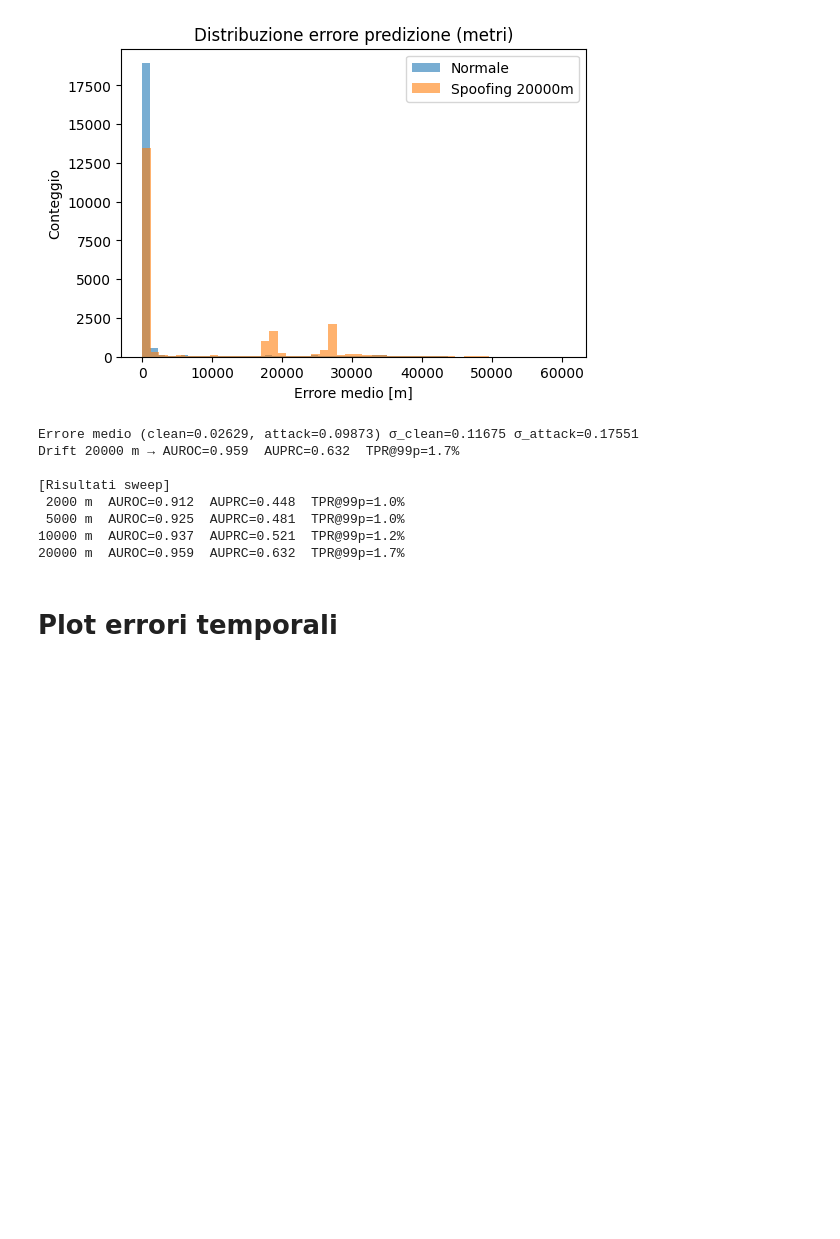
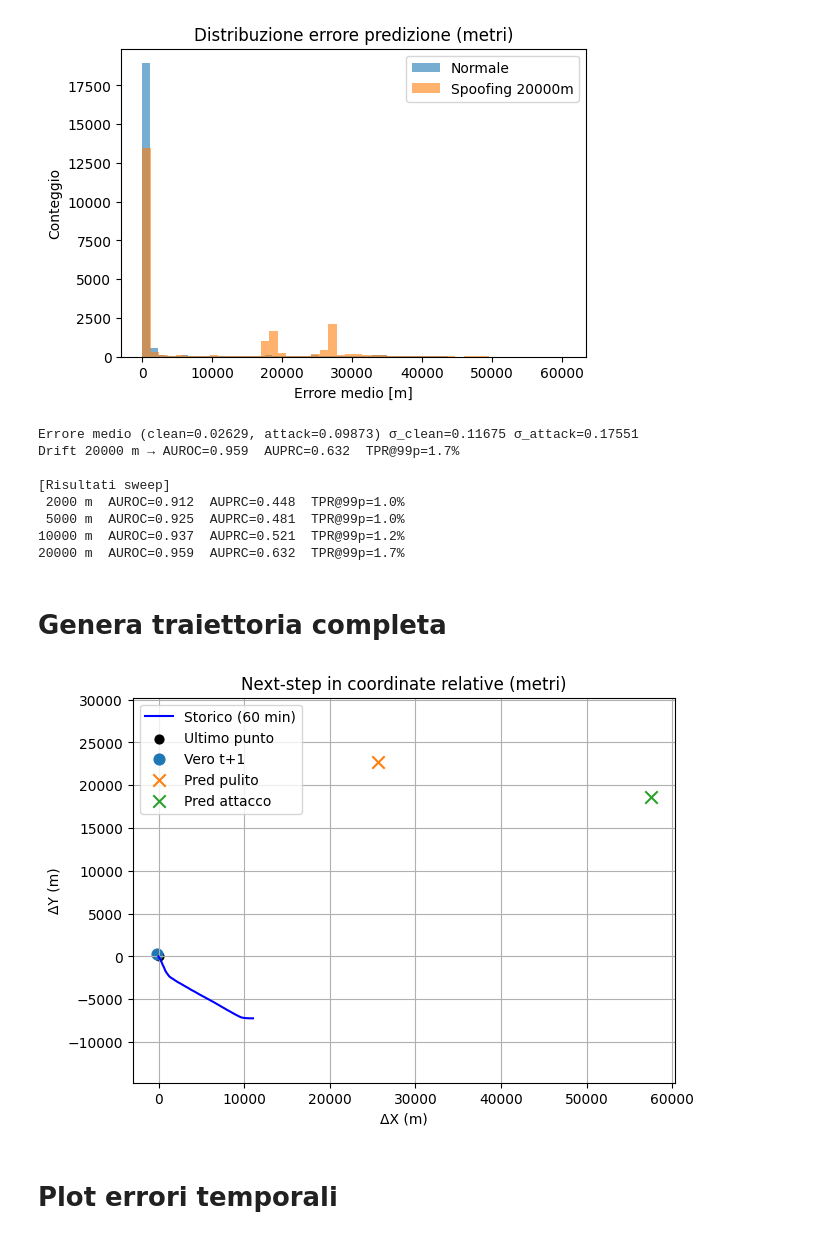
Before and after one commit to matteraggi/maritimeAIS, a Jupyter notebook: TrainingAIS.ipynb, the cells around one changed output. Drawn from its saved outputs; the diff is of its cells as text; code cells hidden in the pictures; blank space fills up the shorter version.

Commit message:
feat: miglioramento codice + file su drive

```diff
--- a/TrainingAIS.ipynb
+++ b/TrainingAIS.ipynb
@@ -38,7 +48,7 @@ Requirement already satisfied: MarkupSafe>=2.0 in /usr/local/lib/python3.12/dist
 # **Parametri**
 # %%
 # --- CONFIG ---
-DATA_FILE = "ais_final.parquet"   # nuovo dataset con feature derivate
+DATA_FILE = "/content/drive/MyDrive/preprocessed/ais_final.parquet"
 SEQUENCE_LEN = 60
 DELTA_T = "1min"
 FEATURES = [
@@ -162,6 +229,6 @@ class TrajectoryLSTM(nn.Module):
         out = self.fc(out[:, -1, :])  # ultima uscita
         return out
 
-model = TrajectoryLSTM()
+model_lstm = TrajectoryLSTM()
 criterion = nn.SmoothL1Loss()
-optimizer = torch.optim.Adam(model.parameters(), lr=LR)
+optimizer = torch.optim.Adam(model_lstm.parameters(), lr=LR)
@@ -186,22 +245,22 @@ best_val = float('inf')
 patience = 0
 
 for epoch in range(EPOCHS):
-    model.train()
+    model_lstm.train()
     idx = torch.randperm(len(X_train_t))
     for i in range(0, len(X_train_t), BATCH_SIZE):
         batch_idx = idx[i:i+BATCH_SIZE]
         Xb, yb = X_train_t[batch_idx], y_train_t[batch_idx]
 
         optimizer.zero_grad()
-        pred = model(Xb)
+        pred = model_lstm(Xb)
         loss = criterion(pred, yb)
         loss.backward()
         optimizer.step()
 
     # --- validazione ---
-    model.eval()
+    model_lstm.eval()
     with torch.no_grad():
-        val_pred = model(X_val_t)
+        val_pred = model_lstm(X_val_t)
         val_loss = criterion(val_pred, y_val_t).item()
 
     print(f"Epoch {epoch+1}/{EPOCHS} | Train loss: {loss.item():.6f} | Val loss: {val_loss:.6f}")
@@ -209,7 +268,7 @@ for epoch in range(EPOCHS):
     # early stopping
     if val_loss < best_val:
         best_val = val_loss
-        torch.save(model.state_dict(), "best_model.pt")
+        torch.save(model.state_dict(), "best_model_lstm.pt")
         patience = 0
     else:
         patience += 1
@@ -218,7 +277,7 @@ for epoch in range(EPOCHS):
             break
 
 # === salva anche su Google Drive ===
-!cp best_model.pt "/content/drive/MyDrive/best_model_lstm.pt"
+!cp best_model_lstm.pt "/content/drive/MyDrive/best_model_lstm.pt"
 print("✅ Modello salvato su Drive come 'best_model_lstm.pt'")
 # %% [output]
 Epoch 1/10 | Train loss: 0.000084 | Val loss: 0.001774
@@ -390,3 +447,5 @@ def simulate_kinematic_attack(X, std_x_m, meters, prob=0.3, rng=None):
+# %%
+model = model_lnn
 # %% [markdown]
 
 
@@ -508,3 +580,5 @@ Drift 20000 m → AUROC=0.959  AUPRC=0.632  TPR@99p=1.7%
  5000 m  AUROC=0.925  AUPRC=0.481  TPR@99p=1.0%
 10000 m  AUROC=0.937  AUPRC=0.521  TPR@99p=1.2%
 20000 m  AUROC=0.959  AUPRC=0.632  TPR@99p=1.7%
+# %% [markdown]
+# **Genera traiettoria completa**
@@ -511,3 +609,39 @@ Drift 20000 m → AUROC=0.959  AUPRC=0.632  TPR@99p=1.7%
+# %%
+# === CASE STUDY: next-step relativo ===
+N = len(y_test)
+idx_att = np.where(labels_all[N:] == 1)[0]
+i = int(idx_att[np.argmax(last_err_att[idx_att])])
+
+hist_xy   = X_test[i][:, :2]
+true_xy   = y_test[i]
+pred_xy   = pred_clean[i]
+att_xy    = pred_attack[i]
+
+# centra sull'ultimo punto
+x0, y0 = hist_xy[-1]
+hist_rel = hist_xy - np.array([x0, y0])
+true_rel = true_xy - np.array([x0, y0])
+pred_rel = pred_xy - np.array([x0, y0])
+att_rel  = att_xy  - np.array([x0, y0])
+
+# converti in metri (solo differenze)
+hist_m = hist_rel * np.array([STD_X_M, STD_Y_M])
+true_m = true_rel * np.array([STD_X_M, STD_Y_M])
+pred_m = pred_rel * np.array([STD_X_M, STD_Y_M])
+att_m  = att_rel  * np.array([STD_X_M, STD_Y_M])
+
+plt.figure(figsize=(7,5))
+plt.plot(hist_m[:,0], hist_m[:,1], 'b-', label="Storico (60 min)")
+plt.scatter(0, 0, c='k', s=40, label="Ultimo punto")
+plt.scatter(true_m[0], true_m[1], s=60, label="Vero t+1")
+plt.scatter(pred_m[0], pred_m[1], marker='x', s=80, label="Pred pulito")
+plt.scatter(att_m[0],  att_m[1],  marker='x', s=80, label="Pred attacco")
+plt.axis('equal'); plt.grid(True)
+plt.xlabel("ΔX (m)"); plt.ylabel("ΔY (m)")
+plt.title("Next-step in coordinate relative (metri)")
+plt.legend(); plt.show()
+# %% [output]
+[figure, added]
 # %% [markdown]
 # **Plot errori temporali**
 # %%
```
Also changed, not shown: parts of 14 cells of this notebook.
